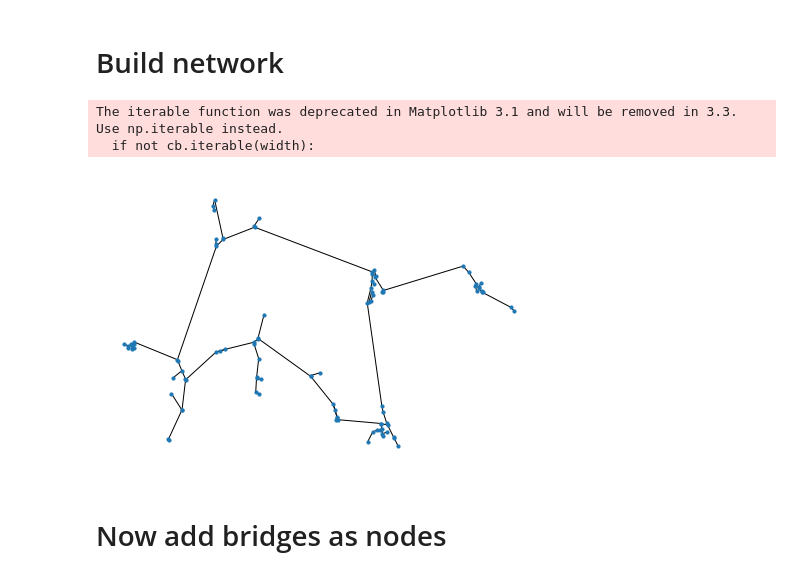
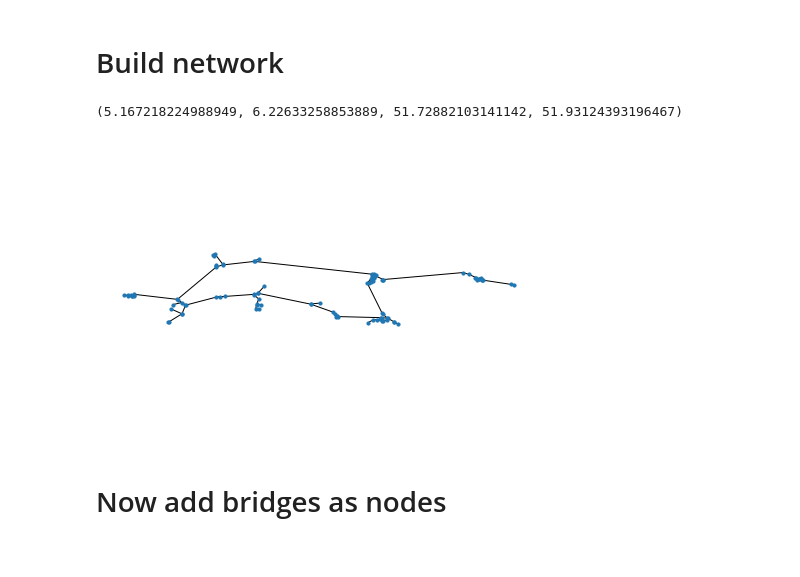
Before and after one commit to Deltares-research/digitaltwin-waterway, a Jupyter notebook: notebooks/Build_FIS_network.ipynb, the cells around one changed output. Saved outputs shown, nothing was run; the diff lists cells and outputs as text; code cells hidden in the pictures.

```diff
--- a/notebooks/Build_FIS_network.ipynb
+++ b/notebooks/Build_FIS_network.ipynb
@@ -111,6 +112,7 @@ ax[1].legend(bbox_to_anchor=(1, 0.5), loc='center left')
 # %% [markdown]
 # Build network
 # %%
+section_selection['length'] = section_selection.length.values
 network = nx.from_pandas_edgelist(section_selection, 'StartJunctionId', 'EndJunctionId', edge_attr=True)
 # %%
 # Add node properties
@@ -120,11 +122,11 @@ for n in network.nodes:
 # %%
 nx.draw(network,
         pos={k: (v['X'], v['Y']) for k, v in network.node.items()},
         node_size=10)
+plt.gca().axis('equal')
 # %% [output]
-The iterable function was deprecated in Matplotlib 3.1 and will be removed in 3.3. Use np.iterable instead.
-  if not cb.iterable(width):
+(5.167218224988949, 6.22633258853889, 51.72882103141142, 51.93124393196467)
-[figure, old version]
+[figure, new version]
 # %% [markdown]
 # Now add bridges as nodes
 # %% [markdown]
```
Also changed, not shown: parts of 3 cells of this notebook.
